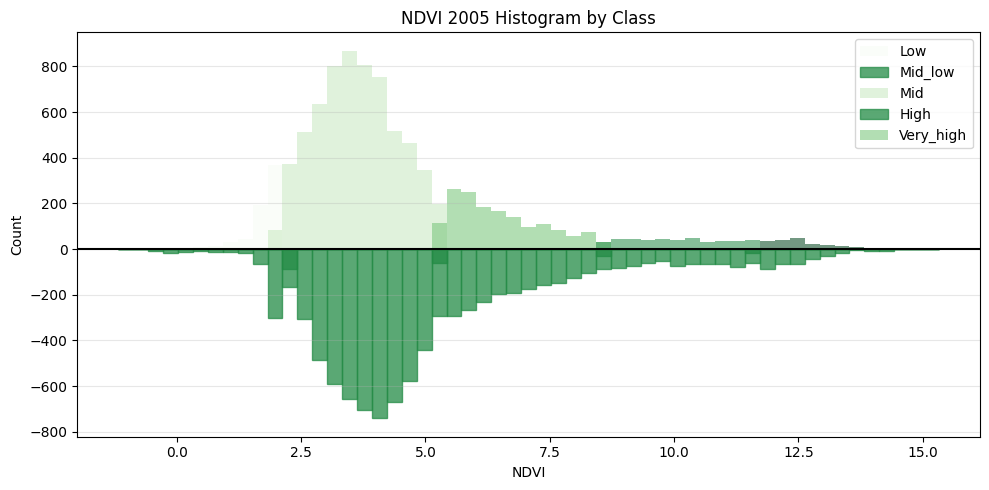
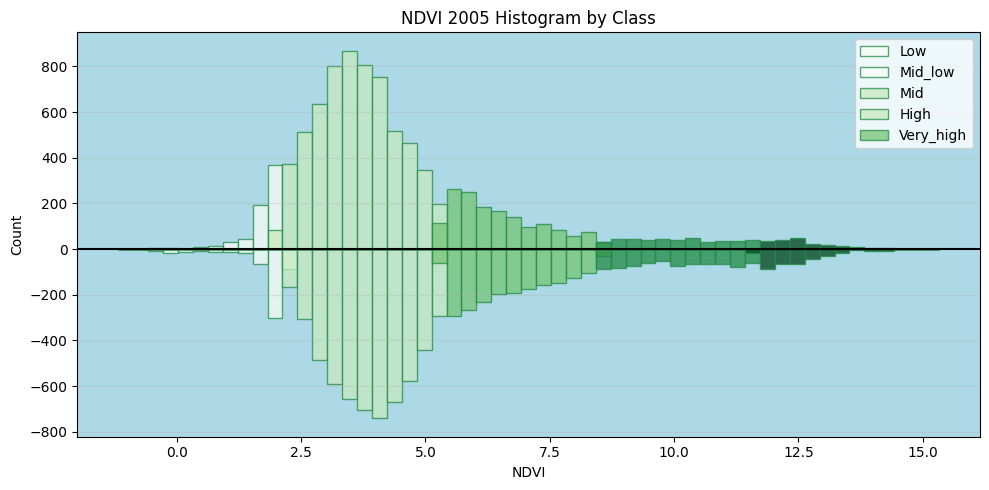
Unified diff of the notebook cell whose output changed from the first chart to the second:
--- before
+++ after
@@ -33,6 +33,6 @@
         continue
     label = legend_labels[i] if i < len(legend_labels) else col
-    ax.hist(vals, bins=bins, alpha=0.55, color=colors[i % len(colors)], label=label)
-    ax.hist(vals1, weights=-np.ones_like(vals1), bins=bins, label="2006", color="#238b45", alpha=0.75, edgecolor="#238b45")
+    ax.hist(vals, bins=bins, alpha=0.75, color=colors[i % len(colors)], label=label, edgecolor="#238b45")
+    ax.hist(vals1, weights=-np.ones_like(vals1), bins=bins, label="2006", color=colors[i % len(colors)], alpha=0.75, edgecolor="#238b45")
 
 ax.set_title('NDVI 2005 Histogram by Class')
@@ -41,5 +41,5 @@
 ax.grid(axis="y", alpha=0.3)
 ax.axhline(0, color="k")
-
+ax.set_facecolor('lightblue')
 ax.legend(legend_labels, loc='upper right')
 plt.tight_layout()

Commit: updating histogram code to show colored background